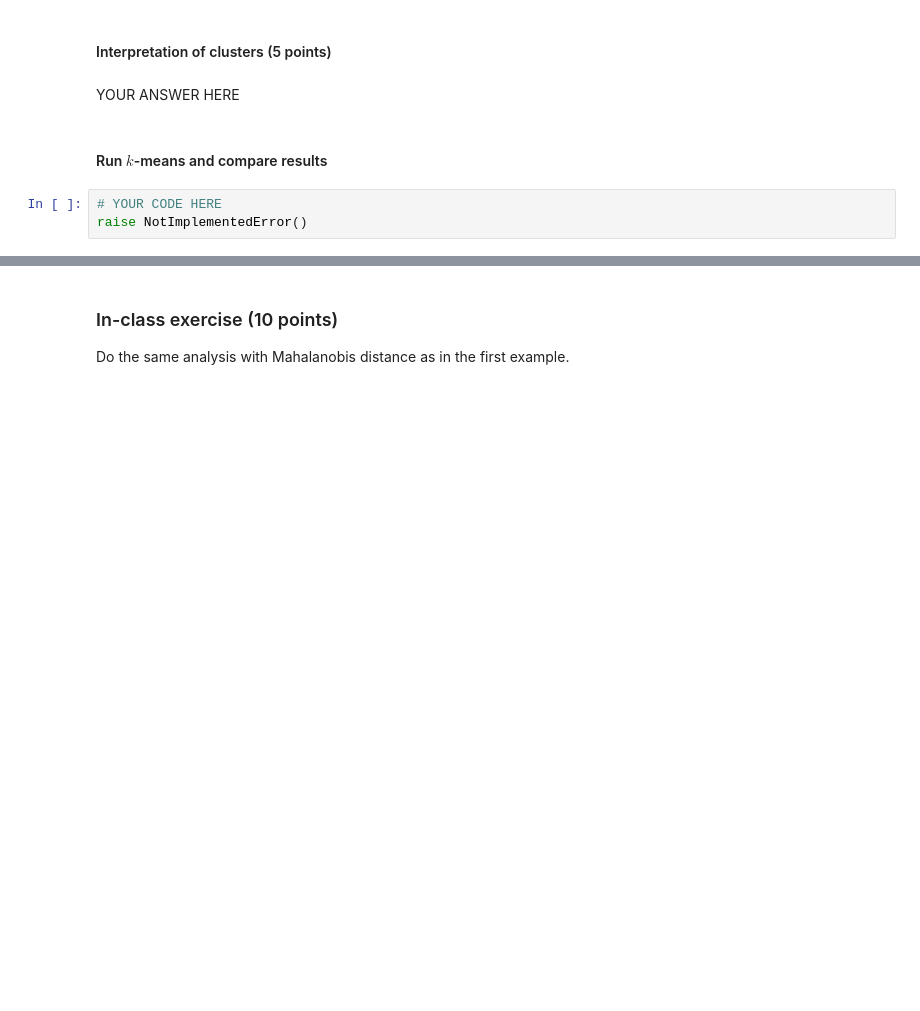
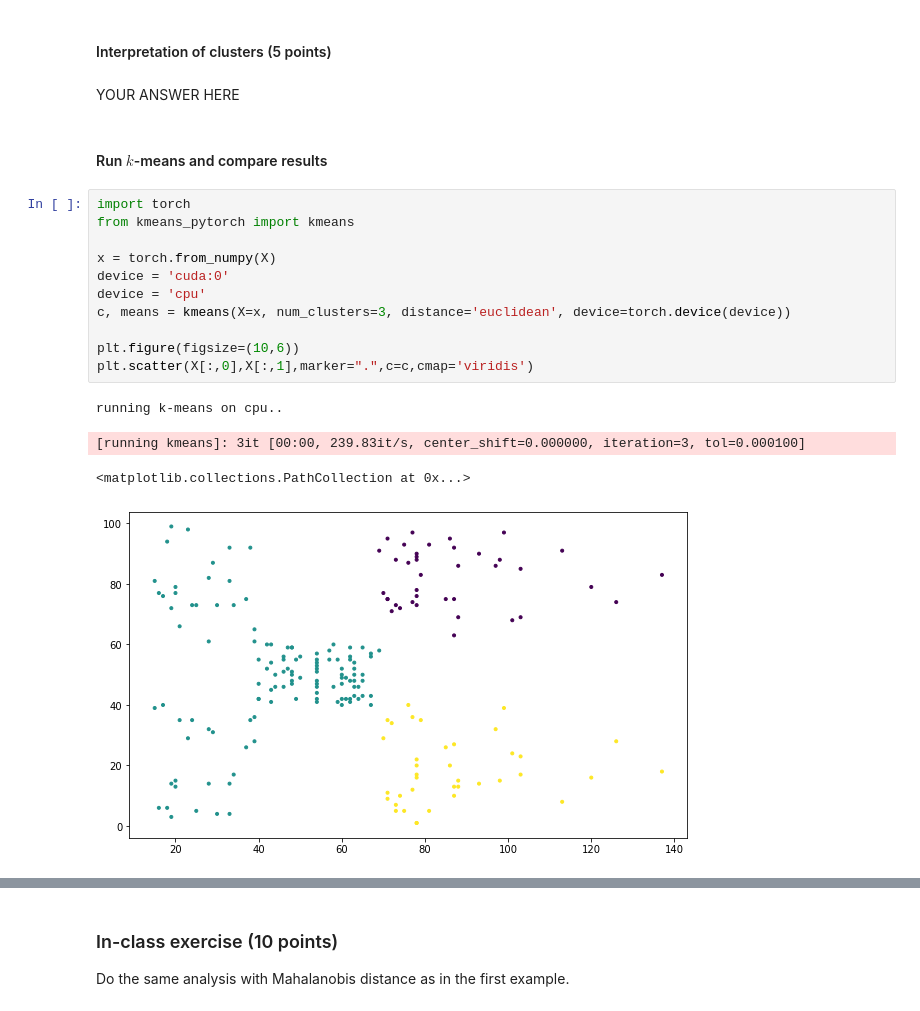
Before and after one commit to zMaxKunGz/ML-Ait-Lab, a Jupyter notebook: Lab11/11-Gaussian_mixture_model.ipynb, the cells around one changed output, grey strips where cells are left out. Saved outputs shown, nothing was run; the diff lists cells and outputs as text; blank space fills up the shorter version.

```diff
--- a/Lab11/11-Gaussian_mixture_model.ipynb
+++ b/Lab11/11-Gaussian_mixture_model.ipynb
@@ -453,6 +470,19 @@ Discuss in your report (5 points), and compare to the $k$-means method from last
 YOUR ANSWER HERE
 # %% [markdown]
 #### Run $k$-means and compare results
-# %%
-# YOUR CODE HERE
-raise NotImplementedError()
+# %%
+import torch
+from kmeans_pytorch import kmeans
+
+x = torch.from_numpy(X)
+device = 'cuda:0'
+device = 'cpu'
+c, means = kmeans(X=x, num_clusters=3, distance='euclidean', device=torch.device(device))
+
+plt.figure(figsize=(10,6))
+plt.scatter(X[:,0],X[:,1],marker=".",c=c,cmap='viridis')
+# %% [output]
+running k-means on cpu..
+[running kmeans]: 3it [00:00, 239.83it/s, center_shift=0.000000, iteration=3, tol=0.000100]
+<matplotlib.collections.PathCollection at 0x...>
+[figure, added]
```
Also changed, not shown: parts of 32 cells of this notebook.
